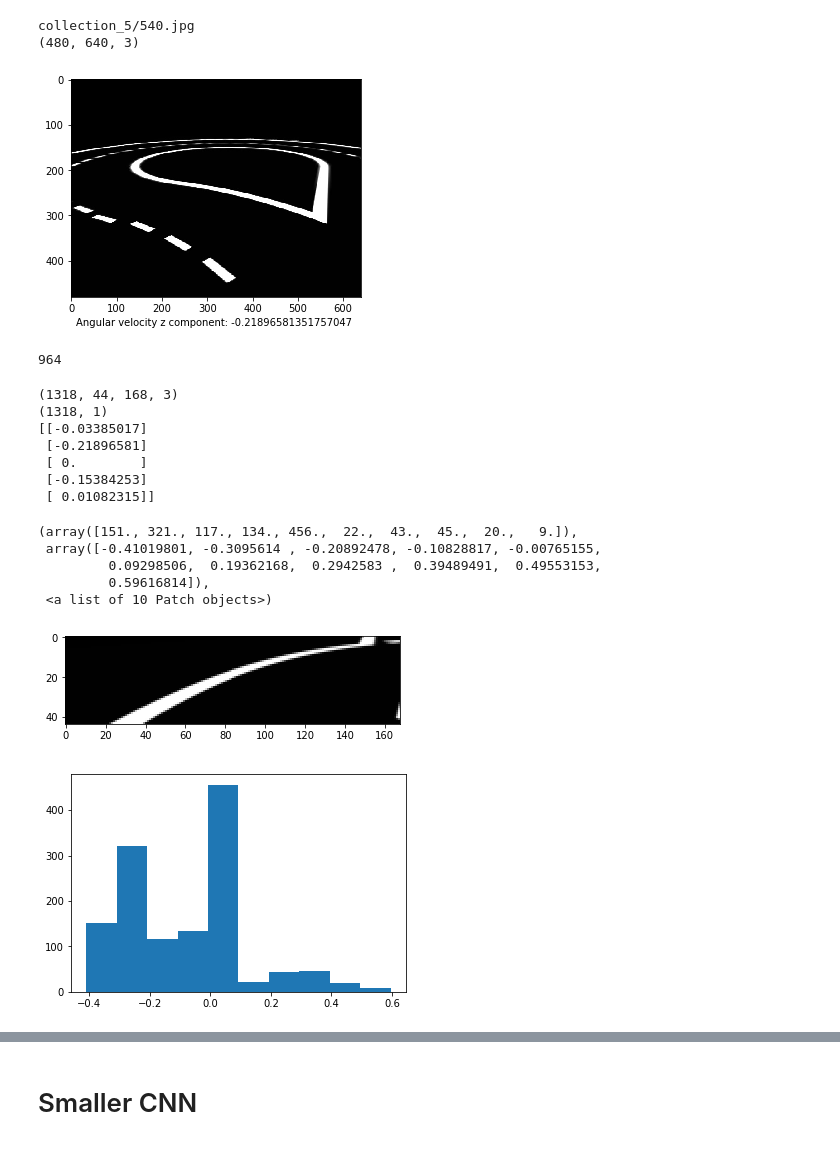
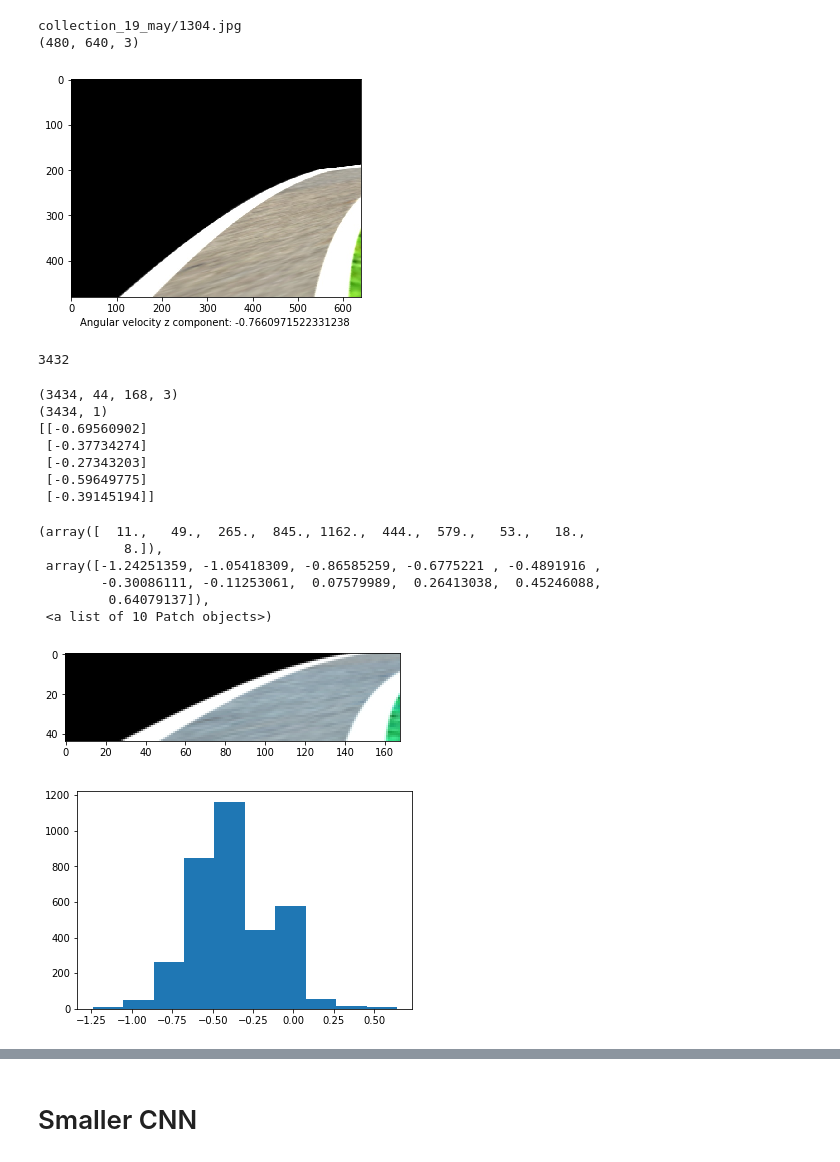
Before and after one commit to broboticscode/wave_cv, a Jupyter notebook: train.ipynb, the cells around one changed output, grey strips where cells are left out. Saved outputs shown, nothing was run; the diff lists cells and outputs as text; code cells hidden in the pictures.

```diff
--- a/train.ipynb
+++ b/train.ipynb
@@ -13,8 +13,8 @@ if any("/opt/ros/kinetic/lib/python2.7/dist-packages" in s for s in sys.path):
 import cv2 as cv2
 %matplotlib inline
 # %%
-files = glob.glob("collection_5/*.jpg")
-jsons = glob.glob("collection_5/*.json")
+files = glob.glob("collection_19_may/*.jpg")
+jsons = glob.glob("collection_19_may/*.json")
 
 print("There are {} images".format(len(files)))
 df = pd.DataFrame(files, columns=["file"])
@@ -67,9 +67,9 @@ def show_image(index):
 
 show_image(52)
 # %% [output]
-collection_5/540.jpg
+collection_19_may/1304.jpg
 (480, 640, 3)
-[figure, old version]
+[figure, new version]
 # %%
 def shuffle_images(df):
     mask = df["angular_z"] == 0
@@ -83,45 +83,46 @@ def shuffle_images(df):
 sample = shuffle_images(df)
 print(sample.shape[0])
 # %% [output]
-964
+3432
 # %%
 def get_images(df):
     result = []
     for path in df["file"]:
         try:
             img = cv2.imread(path)
             img = img[200:, :]
     #         img = misc.imresize(img, (113,168))
             img = cv2.resize(img, (168, 44), interpolation=cv2.INTER_AREA)
             result.append(img)
         except:
             print(path)
             continue
     return np.stack(result)
 
 x = get_images(df)
 print(x.shape)
 y = df.as_matrix(columns=['angular_z'])
-plt.imshow(x[0])
+plt.imshow(x[52])
 print(y.shape)
 print(y[10:15])
 plt.figure()
 plt.hist(y)
 # %% [output]
-(1318, 44, 168, 3)
-(1318, 1)
-[[-0.03385017]
- [-0.21896581]
- [ 0.        ]
- [-0.15384253]
- [ 0.01082315]]
+(3434, 44, 168, 3)
+(3434, 1)
+[[-0.69560902]
+ [-0.37734274]
+ [-0.27343203]
+ [-0.59649775]
+ [-0.39145194]]
-(array([151., 321., 117., 134., 456.,  22.,  43.,  45.,  20.,   9.]),
- array([-0.41019801, -0.3095614 , -0.20892478, -0.10828817, -0.00765155,
-         0.09298506,  0.19362168,  0.2942583 ,  0.39489491,  0.49553153,
-         0.59616814]),
+(array([  11.,   49.,  265.,  845., 1162.,  444.,  579.,   53.,   18.,
+           8.]),
+ array([-1.24251359, -1.05418309, -0.86585259, -0.6775221 , -0.4891916 ,
+        -0.30086111, -0.11253061,  0.07579989,  0.26413038,  0.45246088,
+         0.64079137]),
  <a list of 10 Patch objects>)
-[figure, old version]
+[figure, new version]
-[figure, old version]
+[figure, new version]
 # %%
 # TODO: Build a model
 import keras
```
Also changed, not shown: parts of 7 cells of this notebook, 1 other file.
